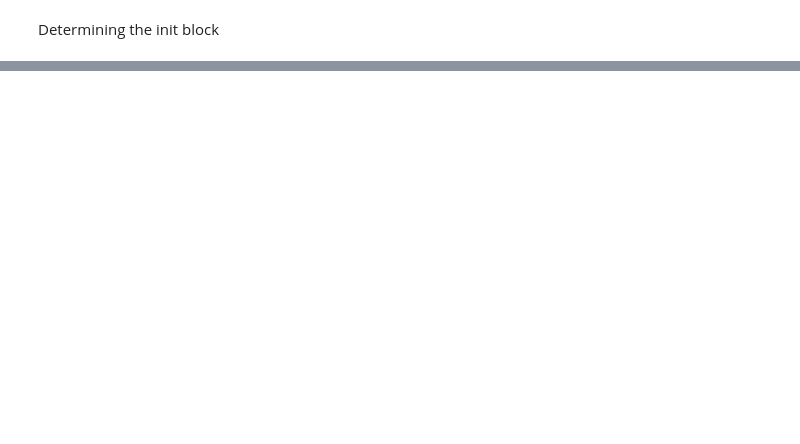
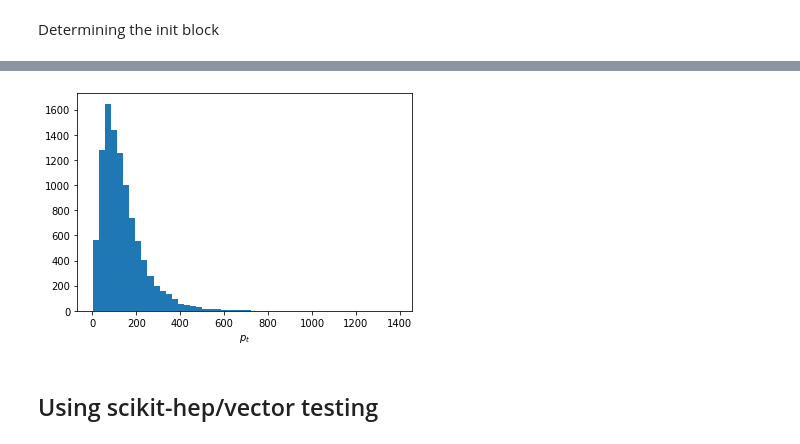
Before and after one commit to craigmadethis/LHEImport, a Jupyter notebook: LHE_import_test.ipynb, the cells around one changed output, grey strips where cells are left out. Drawn from its saved outputs; the diff is of its cells as text; code cells hidden in the pictures; blank space fills up the shorter version.

```diff
--- a/LHE_import_test.ipynb
+++ b/LHE_import_test.ipynb
@@ -126,0 +129,8 @@ df2
+# %%
+plt.hist(Zs['pt'], bins=50)
+plt.xlabel('$p_t$')
+plt.show()
+# %% [output]
+[figure, added]
+# %% [markdown]
+## Using scikit-hep/vector testing
```
Also changed, not shown: parts of 30 cells of this notebook.
